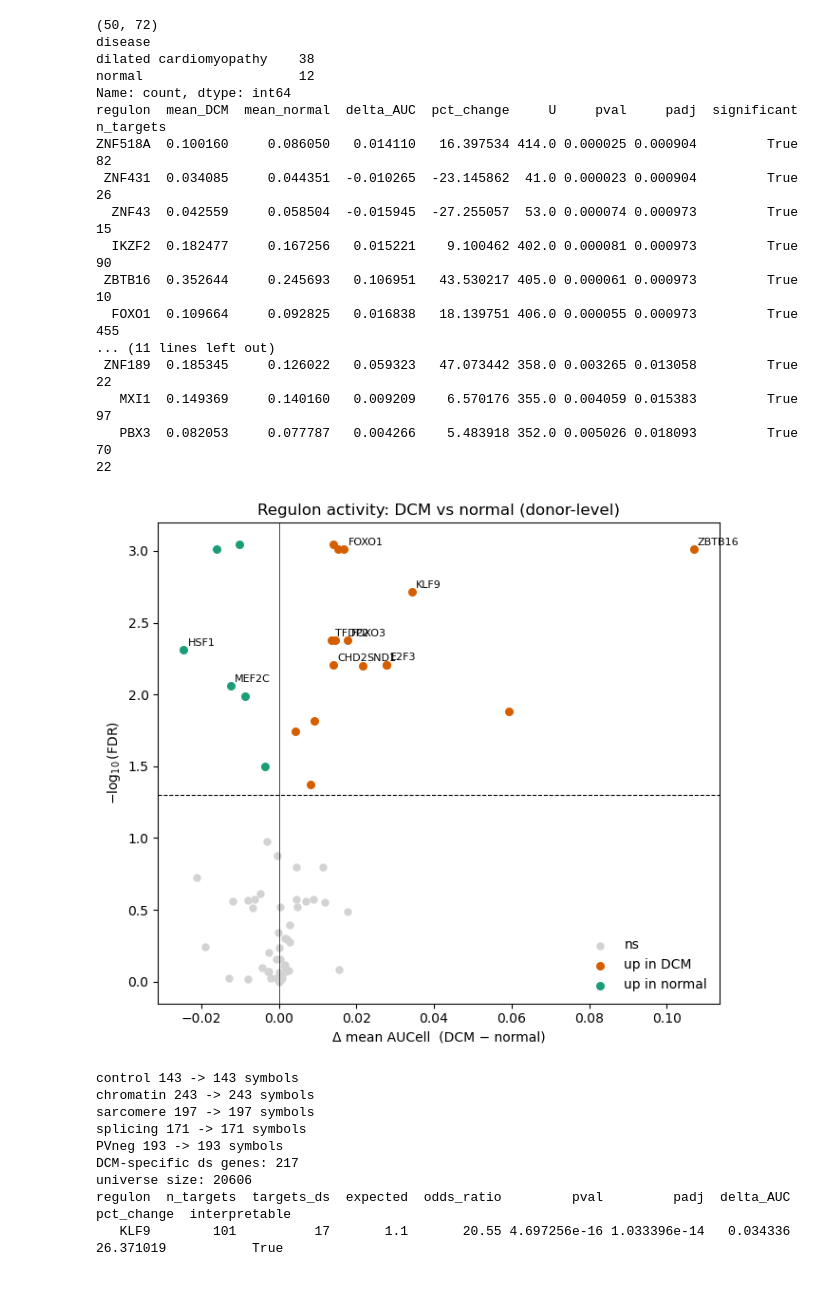
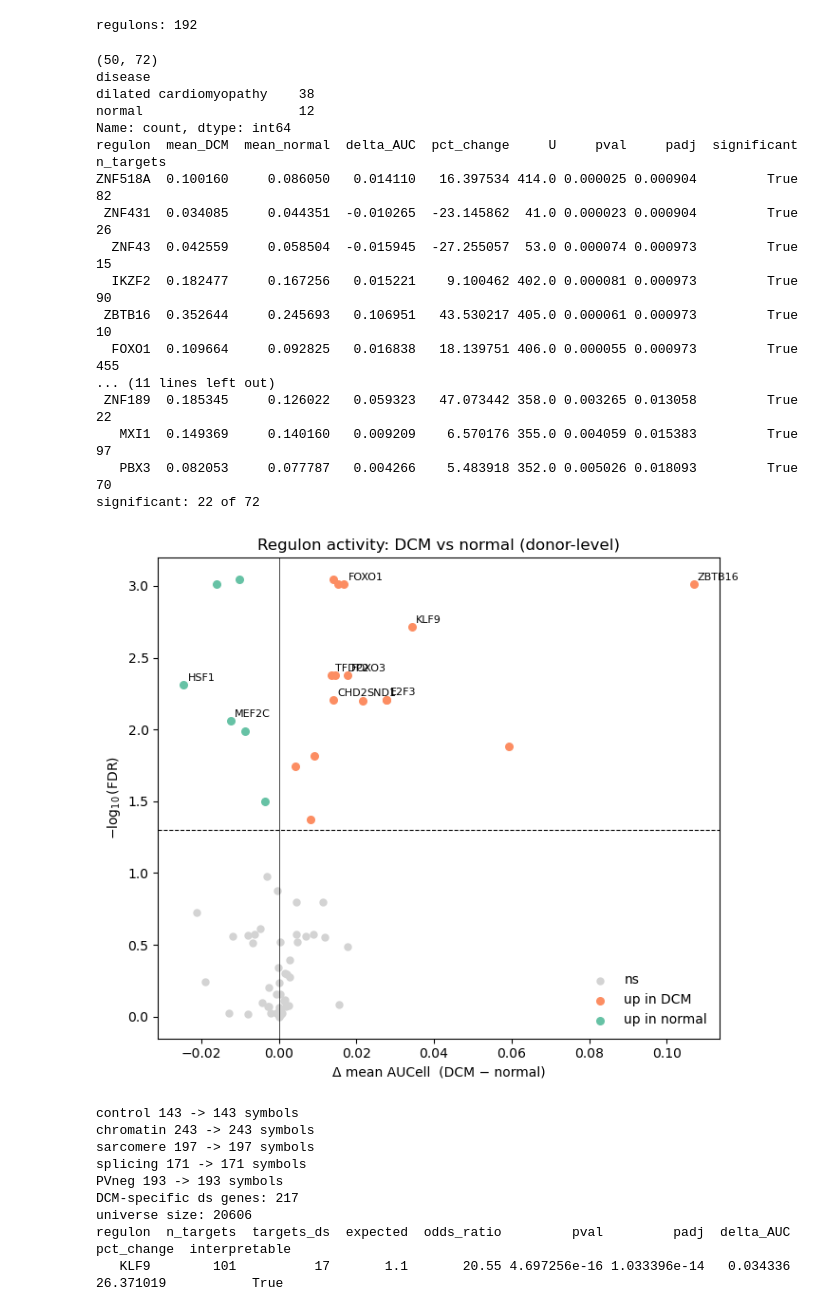
Before and after one commit to njrjp59vhg-web/DCM-Analysis, a Jupyter notebook: 04_scenic/scenic_analysis.ipynb, the cells around one changed output. Drawn from its saved outputs; the diff is of its cells as text; code cells hidden in the pictures.

```diff
--- a/04_scenic/scenic_analysis.ipynb
+++ b/04_scenic/scenic_analysis.ipynb
@@ -17,12 +14,29 @@ from scipy import stats
 # %%
 adata = sc.read_h5ad("/rds/general/user/ao225/home/CardiaFinal/Data/Post_Processed/Science/NewCardiac.h5ad")
+# %%
+# --- regulon definitions and gene symbol map ---
+mot = pd.read_csv("/rds/general/user/ao225/home/CardiaFinal/Results/SCENIC/SCENIC_results/lv_regulons.motifs.csv",
+                  header=[0,1], index_col=[0,1], skipinitialspace=True)
+
+regulons = defaultdict(set)
+for (tf, _), s in mot[('Enrichment','TargetGenes')].items():
+    for g, w in literal_eval(s):
+        regulons[tf].add(g)
+
+ens2sym = adata.var["feature_name"].astype(str).to_dict()
+
+print("regulons:", len(regulons))
+# %% [output]
+regulons: 192
 # %%
+# --- donor-level regulon activity: DCM vs control ---
 auc_df = pd.DataFrame(adata.obsm["AUCell"], columns=adata.uns["regulons"], index=adata.obs_names)
+
 pb = auc_df.groupby([adata.obs["donor_id"].values, adata.obs["disease"].values],
                     observed=True).mean()
 pb.index.names = ["donor", "disease"]
 print(pb.shape)
-print(pb.index.get_level_values("disease").value_counts())  # 42 DCM, 12 normal
+print(pb.index.get_level_values("disease").value_counts())   # 38 DCM, 12 normal
 
 dcm = pb.xs("dilated cardiomyopathy", level="disease")
 nor = pb.xs("normal", level="disease")
@@ -39,12 +53,17 @@ out = pd.DataFrame({
     "pct_change":  (100 * (dcm.mean(0) - nor.mean(0)) / nor.mean(0)).values,
     "U": u, "pval": p,
 })
-out["padj"] = stats.false_discovery_control(out["pval"])
-out = out.sort_values("padj")
+
+out["padj"]        = stats.false_discovery_control(out["pval"])
+out                = out.sort_values("padj")
 out["significant"] = out["padj"] < 0.05
-out["n_targets"] = out["regulon"].map(lambda t: len(regulons.get(t, set())))
+out["n_targets"]   = out["regulon"].map(lambda t: len(regulons.get(t, set())))
+
+out.to_csv("/rds/general/user/ao225/home/CardiaFinal/Results/SCENIC/Table/Supplementary_regulon_activity.csv",
+           index=False)
+
 print(out.head(20).to_string(index=False))
-print((out["padj"] < 0.05).sum())
+print("significant:", out["significant"].sum(), "of", len(out))
 # %% [output]
 (50, 72)
 disease
@@ -62,4 +81,4 @@ ZNF518A  0.100160     0.086050   0.014110   16.397534 414.0 0.000025 0.000904
  ZNF189  0.185345     0.126022   0.059323   47.073442 358.0 0.003265 0.013058         True         22
    MXI1  0.149369     0.140160   0.009209    6.570176 355.0 0.004059 0.015383         True         97
    PBX3  0.082053     0.077787   0.004266    5.483918 352.0 0.005026 0.018093         True         70
-22
+significant: 22 of 72
@@ -68,32 +85,33 @@ out.to_csv("/rds/general/user/ao225/home/CardiaFinal/Results/SCENIC/Table/Supple
 # %%
+# --- volcano: regulon activity ---
 out["neglog10_padj"] = -np.log10(out["padj"])
 sig = out["padj"] < 0.05
 
 fig, ax = plt.subplots(figsize=(7, 6))
 ax.scatter(out.loc[~sig, "delta_AUC"], out.loc[~sig, "neglog10_padj"],
            c="lightgray", s=25, label="ns")
 ax.scatter(out.loc[sig & (out.delta_AUC > 0), "delta_AUC"],
            out.loc[sig & (out.delta_AUC > 0), "neglog10_padj"],
-           c="#D55E00", s=30, label="up in DCM")
+           c="#FC8D62", s=30, label="up in DCM")
 ax.scatter(out.loc[sig & (out.delta_AUC < 0), "delta_AUC"],
            out.loc[sig & (out.delta_AUC < 0), "neglog10_padj"],
-           c="#1B9E77", s=30, label="up in normal")
+           c="#66C2A5", s=30, label="up in normal")
 
 label_these = ["KLF9","FOXO1","FOXO3","MEF2C","TFDP2","CHD2","SND1","HSF1","ZBTB16","E2F3"]
-top = out[out.regulon.isin(label_these)]
-for _, r in top.iterrows():
+for _, r in out[out.regulon.isin(label_these)].iterrows():
     ax.annotate(r["regulon"], (r["delta_AUC"], r["neglog10_padj"]),
                 fontsize=8, xytext=(3, 3), textcoords="offset points")
 
 ax.axhline(-np.log10(0.05), ls="--", c="k", lw=0.8)
 ax.axvline(0, ls="-", c="k", lw=0.5)
 ax.set_xlabel("Δ mean AUCell  (DCM − normal)")
 ax.set_ylabel(r"$-\log_{10}$(FDR)")
 ax.set_title("Regulon activity: DCM vs normal (donor-level)")
 ax.legend(frameon=False)
+
 plt.tight_layout()
 plt.savefig("/rds/general/user/ao225/home/CardiaFinal/Results/SCENIC/plots/volcano_regulons_DCM_vs_normal.png", dpi=300)
 plt.show()
 # %% [output]
-[figure, old version]
+[figure, new version]
 # %%
```
Also changed, not shown: parts of 12 cells of this notebook, 3 other files.
